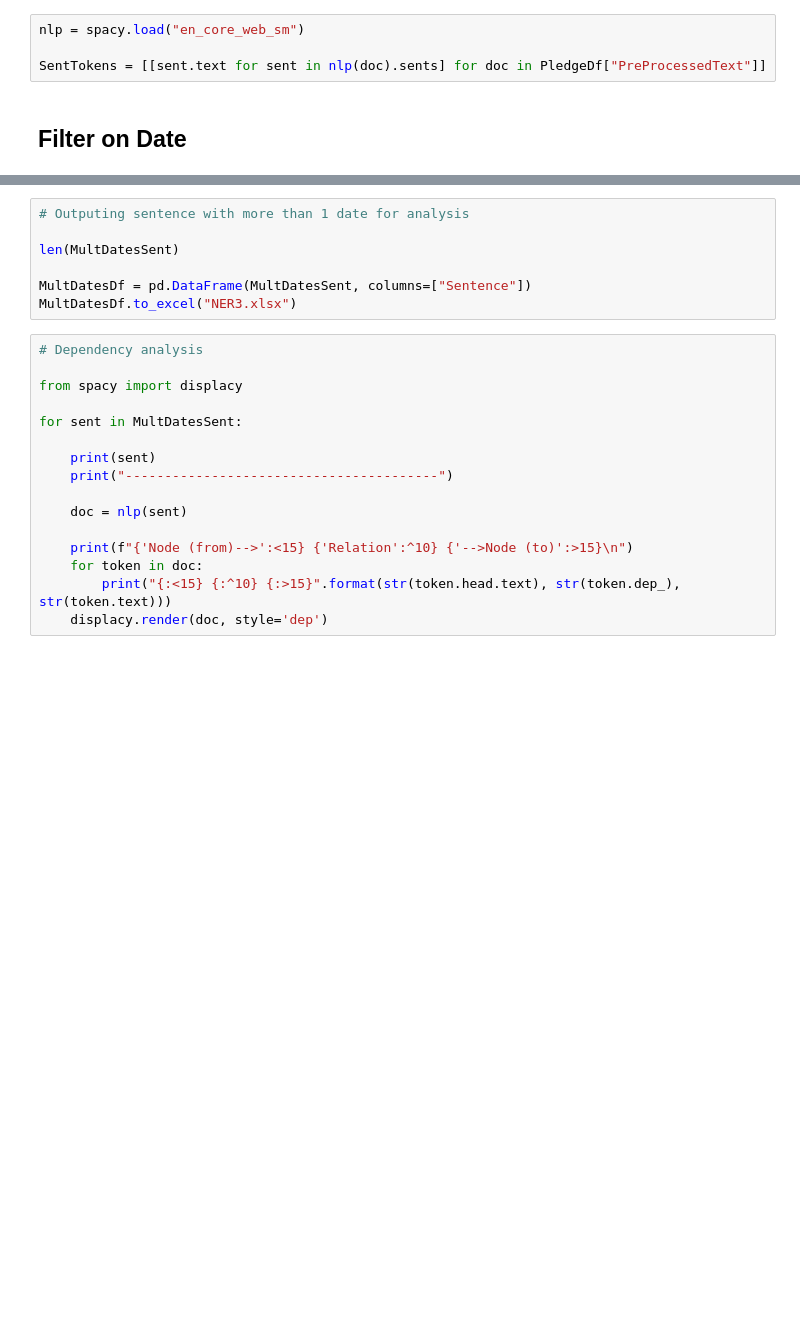
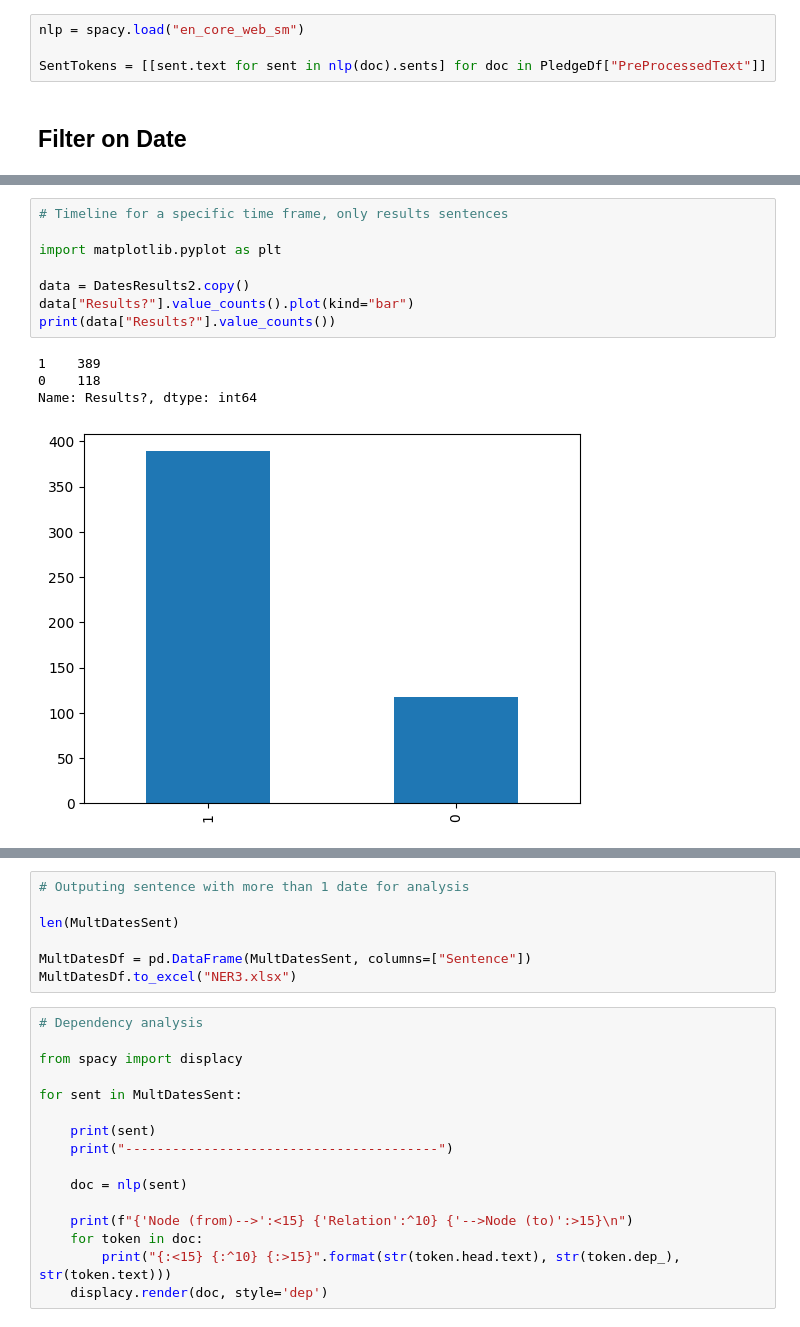
Before and after one commit to SEMICeu/semic_pledges, a Jupyter notebook: NamedEntityRecognition/NER.ipynb, the cells around one changed output, grey strips where cells are left out. Cells and saved outputs as stored; diff of their text form; blank space fills up the shorter version.

```diff
--- a/NamedEntityRecognition/NER.ipynb
+++ b/NamedEntityRecognition/NER.ipynb
@@ -116,0 +428,13 @@ for Pledge in SentTokens:
+# %%
+# Timeline for a specific time frame, only results sentences
+
+import matplotlib.pyplot as plt
+
+data = DatesResults2.copy()
+data["Results?"].value_counts().plot(kind="bar")
+print(data["Results?"].value_counts())
+# %% [output]
+1    389
+0    118
+Name: Results?, dtype: int64
+[figure, added]
```
Also changed, not shown: parts of 42 cells of this notebook.
